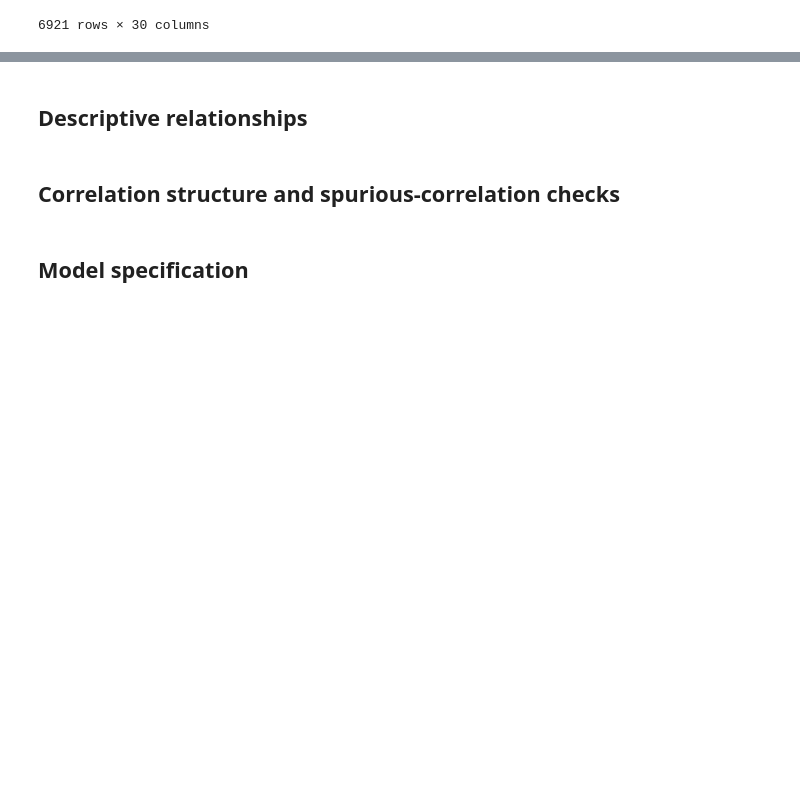
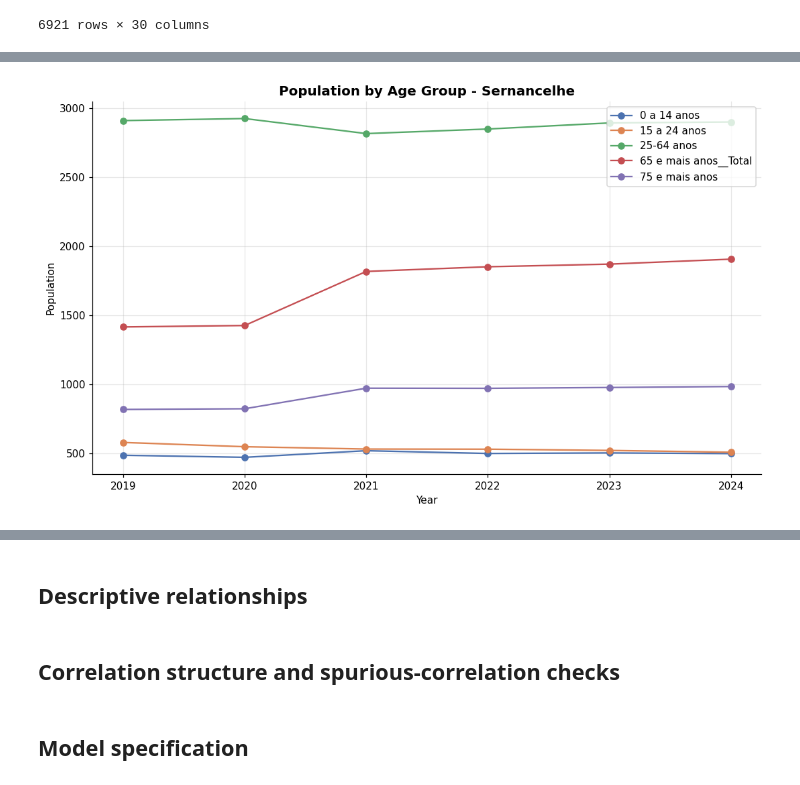
Before and after one commit to rogerjeasy/sustainability-analytics, a Jupyter notebook: notebooks/03_statistical_analysis.ipynb, the cells around one changed output, grey strips where cells are left out. Drawn from its saved outputs; the diff is of its cells as text; code cells hidden in the pictures; blank space fills up the shorter version.

Commit message:
first exploratory visualizations

```diff
--- a/notebooks/03_statistical_analysis.ipynb
+++ b/notebooks/03_statistical_analysis.ipynb
@@ -92,0 +97,5 @@ wildfire_data
+# %%
+pop_sernancelhe = population_age_data.loc[
+    population_age_data["municipality"] == "Sernancelhe",
+    ["0 a 14 anos", "15 a 24 anos", "25-64 anos", "65 e mais anos__Total", "75 e mais anos", "ine_year"]
+]
@@ -92,0 +112,21 @@ wildfire_data
+# %%
+import matplotlib.pyplot as plt
+
+# Set year as index (optional)
+df = pop_sernancelhe.set_index("ine_year")
+
+plt.figure(figsize=(10, 6))
+
+for col in ["0 a 14 anos", "15 a 24 anos", "25-64 anos", "65 e mais anos__Total", "75 e mais anos"]:
+    plt.plot(df.index, df[col], marker="o", label=col)
+
+plt.title("Population by Age Group - Sernancelhe")
+plt.xlabel("Year")
+plt.ylabel("Population")
+plt.legend()
+plt.grid(True, alpha=0.3)
+
+plt.tight_layout()
+plt.show()
+# %% [output]
+[figure, added]
```
Also changed, not shown: parts of 15 cells of this notebook, 2 other files.
